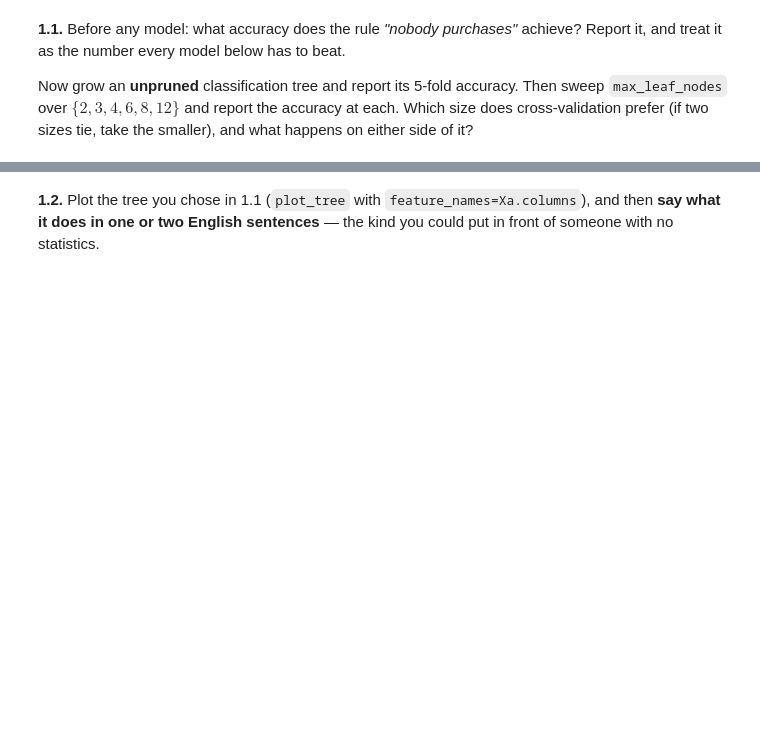
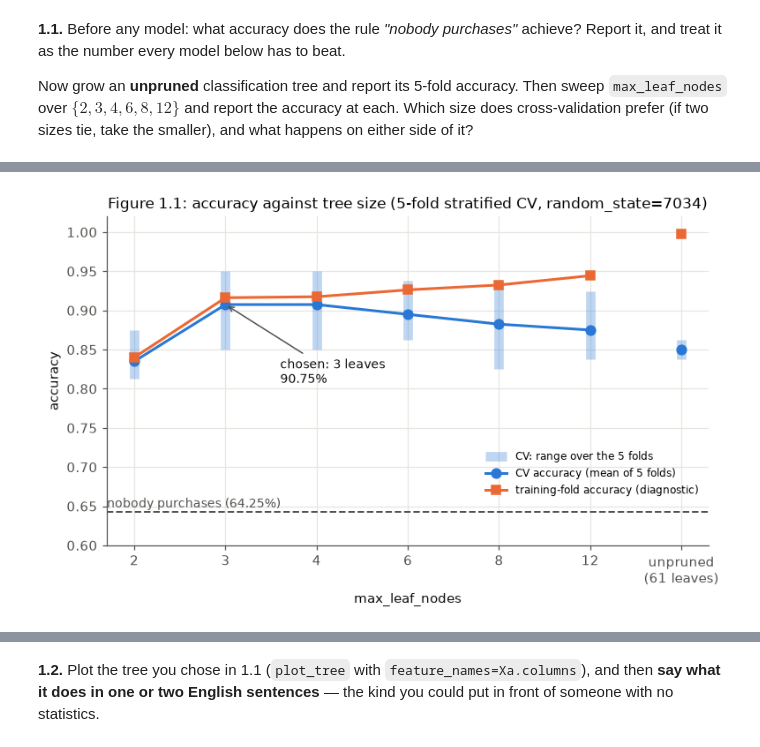
Before and after one commit to Teknado/UChicago, a Jupyter notebook: Final_Autumn_2026-1.ipynb, the cells around one changed output, grey strips where cells are left out. Cells and saved outputs as stored; diff of their text form; code cells hidden in the pictures; blank space fills up the shorter version.

```diff
--- a/Final_Autumn_2026-1.ipynb
+++ b/Final_Autumn_2026-1.ipynb
@@ -29,6 +29,8 @@ from sklearn.model_selection import cross_val_score, StratifiedKFold, train_test
 from sklearn.inspection import permutation_importance
 
 _DATA_DIR = '/classes/41210_MiF_fall2026/Data/'
+import os
+_DATA_DIR = _DATA_DIR if os.path.isdir(_DATA_DIR) else './'   # class server if present, else a local copy next to the notebook
 ads = pd.read_csv(_DATA_DIR + 'Social_Network_Ads.csv')
 # ads = pd.read_csv('Social_Network_Ads.csv')
 ads['Gender'] = (ads.Gender == 'Male').astype(int)
@@ -52,0 +160,29 @@ Now grow an **unpruned** classification tree and report its 5-fold accuracy. The
+# %%
+# Figure 1.1: CV accuracy against tree size, with the training-fold accuracy as the over-fitting diagnostic
+order = [f'{k} leaves' for k in sizes] + ['unpruned']
+labels = [str(k) for k in sizes] + [f'unpruned\n({full_unpruned.get_n_leaves()} leaves)']
+x = np.arange(len(order))
+cv_mean = tab11.loc[order, 'CV accuracy'].to_numpy()
+lo, hi = tab11.loc[order, 'fold min'].to_numpy(), tab11.loc[order, 'fold max'].to_numpy()
+tr = tab11.loc[order, 'training-fold accuracy (diagnostic)'].to_numpy()
+
+fig, ax = plt.subplots(figsize=(8, 4.4))
+ax.vlines(x, lo, hi, color=C_BLUE, alpha=0.3, linewidth=7, label='CV: range over the 5 folds')
+ax.plot(x[:-1], cv_mean[:-1], 'o-', color=C_BLUE, markersize=7, label='CV accuracy (mean of 5 folds)')
+ax.plot(x[-1:], cv_mean[-1:], 'o', color=C_BLUE, markersize=7)
+ax.plot(x[:-1], tr[:-1], 's-', color=C_ORANGE, markersize=6, label='training-fold accuracy (diagnostic)')
+ax.plot(x[-1:], tr[-1:], 's', color=C_ORANGE, markersize=6)
+ax.axhline(base_correct / N, color=C_GREY, linestyle='--', linewidth=1.3)
+ax.text(-0.3, base_correct / N + 0.006, f'nobody purchases ({base_correct / N:.2%})', color=C_GREY, fontsize=9)
+i = sizes.index(k_star)
+ax.annotate(f'chosen: {k_star} leaves\n{cv_mean[i]:.2%}', xy=(x[i], cv_mean[i]), xytext=(x[i] + 0.6, cv_mean[i] - 0.1),
+            color=C_INK, fontsize=9, arrowprops=dict(arrowstyle='->', color=C_GREY))
+ax.set_xticks(x, labels)
+ax.set_xlabel('max_leaf_nodes')
+ax.set_ylabel('accuracy')
+ax.set_ylim(0.6, 1.02)
+ax.set_title('Figure 1.1: accuracy against tree size (5-fold stratified CV, random_state=7034)')
+ax.legend(loc='lower right', bbox_to_anchor=(1, 0.12), fontsize=8)
+plt.show()
+# %% [output]
+[figure, added]
```
Also changed, not shown: parts of 25 cells of this notebook, 1 other file.
